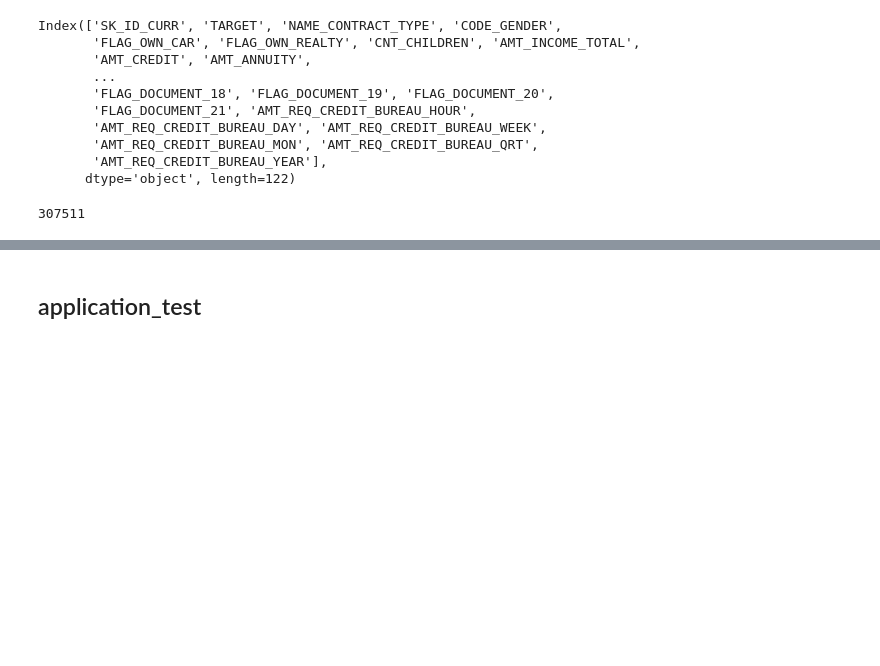
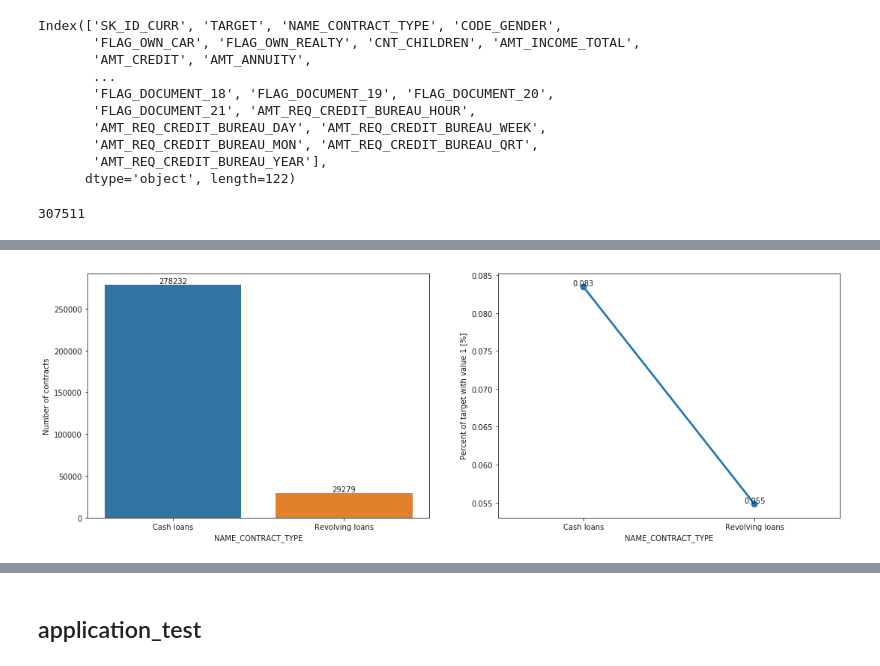
Before and after one commit to MagleHJ/Kaggle_Home_Credit_Default_Risk, a Jupyter notebook: src/xxq/EDA.ipynb, the cells around one changed output, grey strips where cells are left out. Cells and saved outputs as stored; diff of their text form; code cells hidden in the pictures; blank space fills up the shorter version.

```diff
--- a/src/xxq/EDA.ipynb
+++ b/src/xxq/EDA.ipynb
@@ -288,0 +337,4 @@ len(application_train['SK_ID_CURR'].unique())
+# %%
+plot_stats('NAME_CONTRACT_TYPE',application_train)
+# %% [output]
+[figure, added]
```
Also changed, not shown: parts of 81 cells of this notebook.
